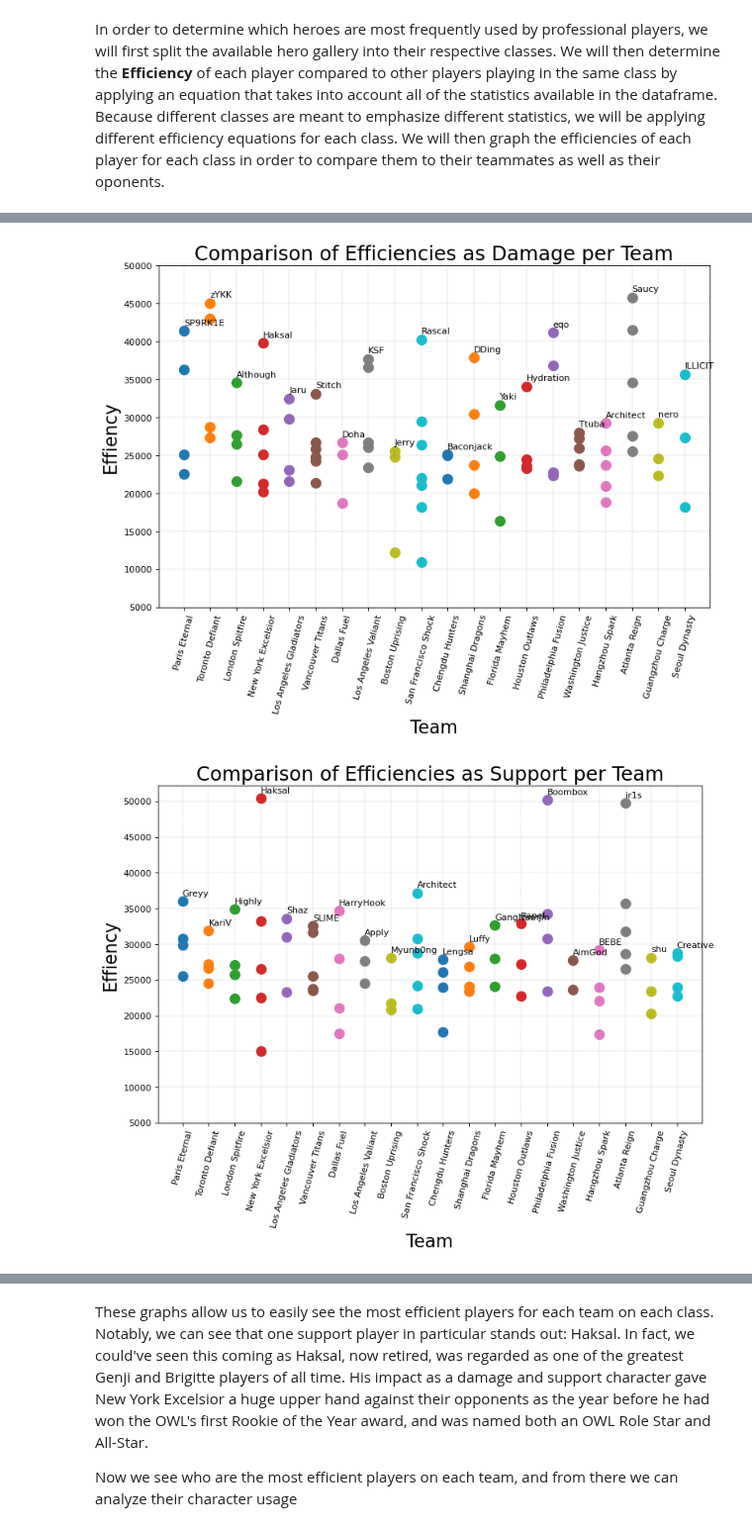
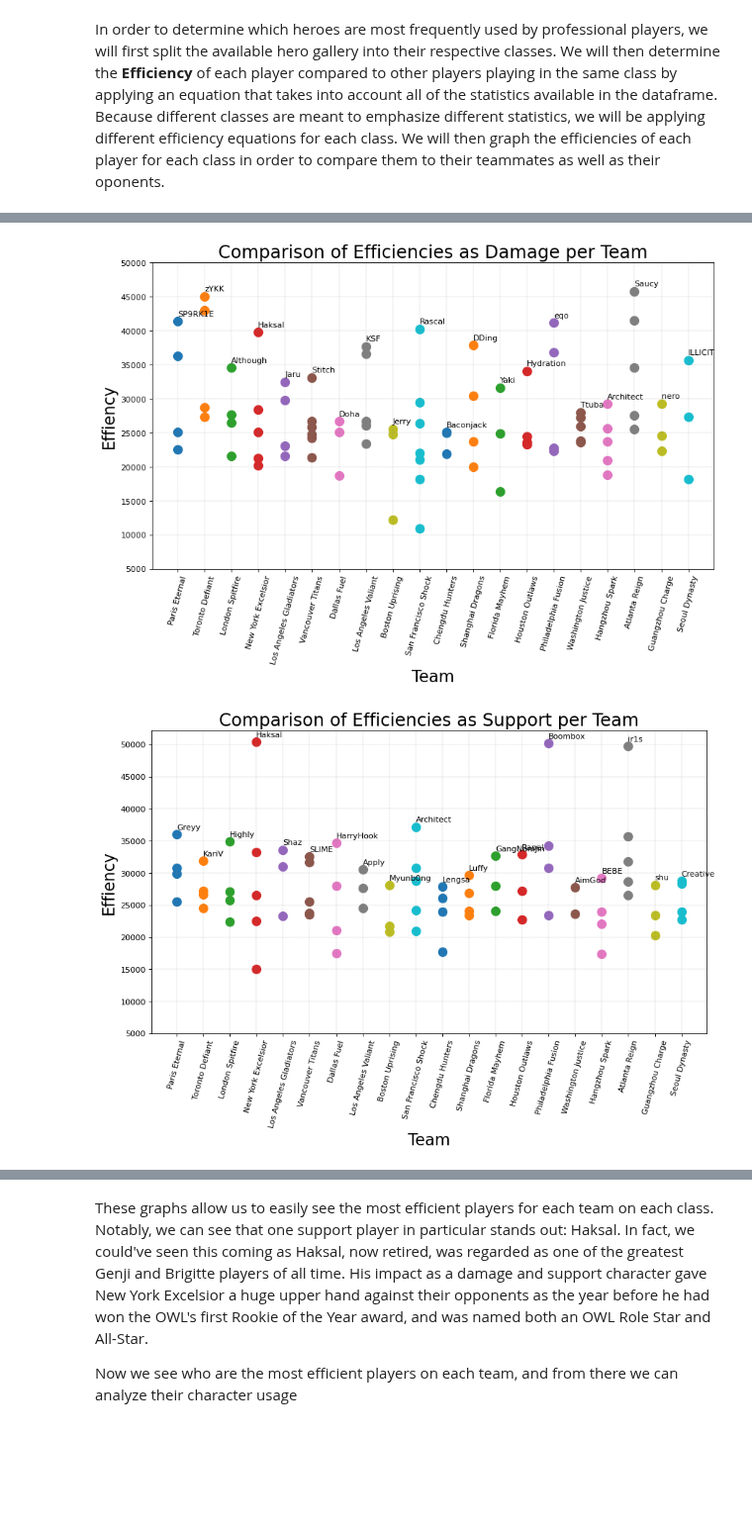
Before and after one commit to bfleming2/Overwatch-Analysis, a Jupyter notebook: Chinhnam.ipynb, the cells around one changed output, grey strips where cells are left out. Shown at 99% size. Saved outputs shown, nothing was run; the diff lists cells and outputs as text; code cells hidden in the pictures; blank space fills up the shorter version.

```diff
--- a/Chinhnam.ipynb
+++ b/Chinhnam.ipynb
@@ -208,33 +216,33 @@ for curr_class in classes:
     def healer_efficiency(row, clas):
         if (clas == 'Damage'):
             return (2*row['Assists'] + 2*row['Barrier Damage Done'] - 1.5*row['Deaths'] + 2.5*row['Eliminations'] + 2*row['All Damage Done']
                     + 2*row['Final Blows'] + row['Healing Done'] + 2*row['Objective Kills'] + row['Objective Time'] + 1.5*row['Ultimates Earned'])
         elif (clas == 'Support'):
             return (2*row['Assists'] + 1.5*row['Barrier Damage Done'] - 2*row['Deaths'] + 2*row['Eliminations'] + row['All Damage Done']
                     + row['Final Blows'] + 2.5*row['Healing Done'] + 1.5*row['Objective Kills'] + 1.5*row['Objective Time'] + 1.5*row['Ultimates Earned'])
         else:
             return (1.5*row['Assists'] + row['Barrier Damage Done'] + 1.5*row['Damage Blocked'] - 3*row['Deaths'] + 2*row['Eliminations'] + row['All Damage Done']
                     + row['Final Blows'] + row['Healing Done'] + 1.5*row['Objective Kills'] + 1.5*row['Objective Time'] + row['Ultimates Earned'])
 
     curr_table['Efficiency'] = curr_table.apply(lambda row: healer_efficiency(row, curr_class), axis=1)
 
     # Ignore rows with less than 2000 efficiency as that probably means the player only played as the healer for a short period of time
     # and drop newly irrelevant columns
     curr_table = curr_table[curr_table.Efficiency > 5000].groupby(['team_name', 'player_name']).mean().reset_index()
     best_effiency_table = curr_table.loc[curr_table.groupby('team_name')['Efficiency'].idxmax()]
 
     # Plot efficiencies of each player for each team
-    plots = plt.figure(figsize=(11,7), dpi=80).subplots()
+    plots = plt.figure(figsize=(12.5,7), dpi=80).subplots()
     plt.grid(color = 'gray', linestyle = '--', linewidth = 0.2)
     for team in teams:
         plots.scatter(curr_table.loc[curr_table['team_name'] == team]['team_name'].tolist(), curr_table.loc[curr_table['team_name'] == team]['Efficiency'].tolist(), label=team, s=120)
     for index, row in best_effiency_table.iterrows():
         plots.annotate(row['player_name'], (row['team_name'], row['Efficiency']), xytext=(row['team_name'], row['Efficiency'] + 750))
     plots.set_xticklabels(teams, rotation=75)
     plots.set_xlabel('Team', fontsize=20)
     plots.set_ylabel('Effiency', fontsize=20)
     plots.set_yticks([5000,10000,15000,20000,25000,30000,35000,40000,45000,50000])
     plots.set_title('Comparison of Efficiencies as ' + curr_class + ' per Team', fontsize=22)
 # %% [output]
-[figure, old version]
+[figure, new version]
-[figure, old version]
+[figure, new version]
```
Also changed, not shown: parts of 9 cells of this notebook, 2 other files.
